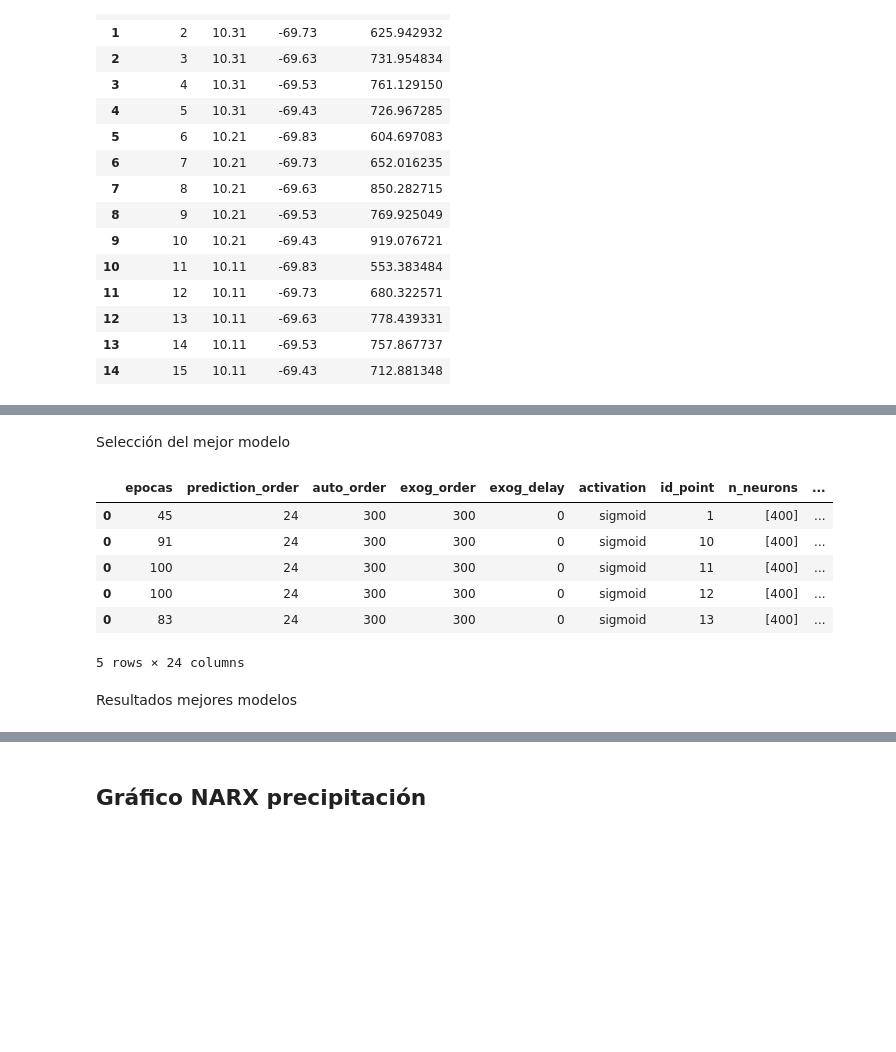
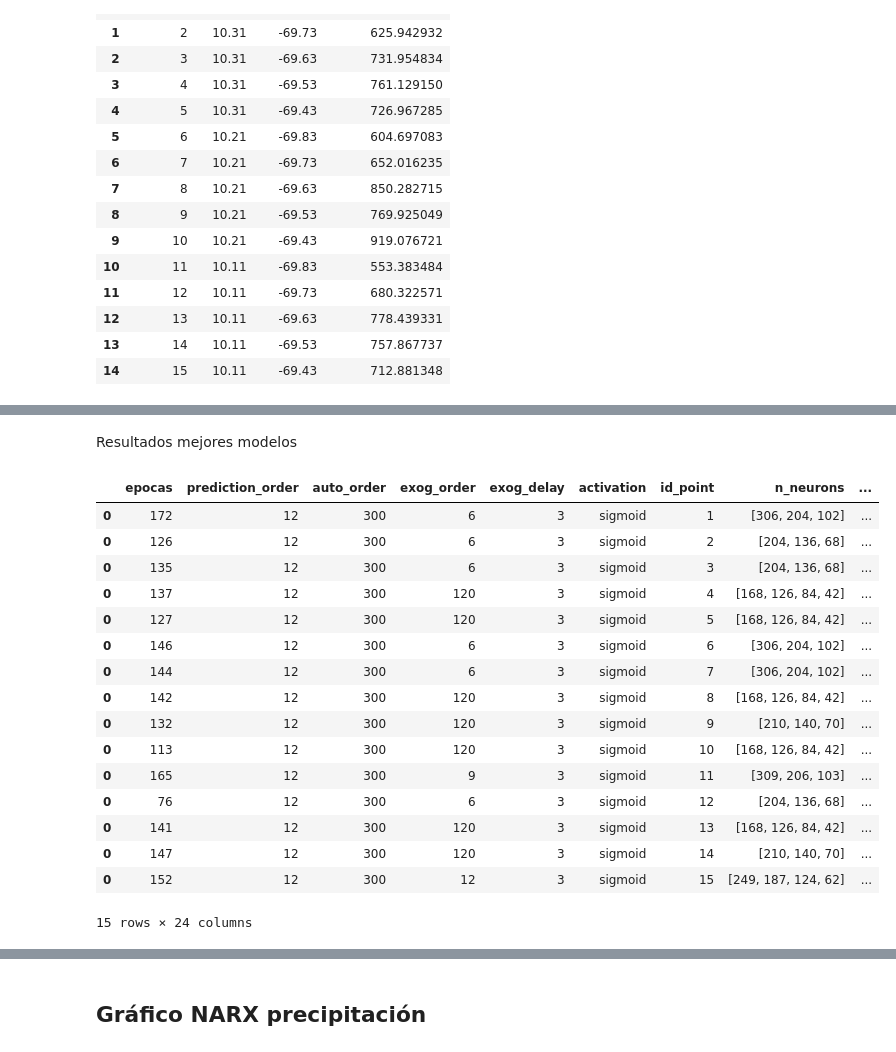
Before and after one commit to esglobe/seev-analytics, a Jupyter notebook: cerro_saroche/2_narx_precipitacion_analysis.ipynb, the cells around one changed output, grey strips where cells are left out. Drawn from its saved outputs; the diff is of its cells as text; code cells hidden in the pictures; blank space fills up the shorter version.

```diff
--- a/cerro_saroche/2_narx_precipitacion_analysis.ipynb
+++ b/cerro_saroche/2_narx_precipitacion_analysis.ipynb
@@ -109,25 +106,34 @@ pd_summary.head()
 5 rows × 24 columns
-# %% [markdown]
-Selección del mejor modelo
-# %%
-best_models = []
-
-for id in pd_summary.id_point.unique():
-
-    data_id = pd_summary.query(f"id_point=={id}")
-    min_id = data_id.validation_r.min()
-
-    best_models.append( data_id[data_id.validation_r==data_id.validation_r.max()] )
-
-pd_best_model = pd.concat(best_models)
-pd_best_model.head()
-# %% [output]
-|  | epocas | prediction_order | auto_order | exog_order | exog_delay | activation | id_point | n_neurons | ... |
-| 0 | 45 | 24 | 300 | 300 | 0 | sigmoid | 1 | [400] | ... |
-| 0 | 91 | 24 | 300 | 300 | 0 | sigmoid | 10 | [400] | ... |
-| 0 | 100 | 24 | 300 | 300 | 0 | sigmoid | 11 | [400] | ... |
-| 0 | 100 | 24 | 300 | 300 | 0 | sigmoid | 12 | [400] | ... |
-| 0 | 83 | 24 | 300 | 300 | 0 | sigmoid | 13 | [400] | ... |
-5 rows × 24 columns
 # %% [markdown]
 Resultados mejores modelos
+# %%
+list_confi = []
+
+for id in pd_summary.sort_values('id_point').id_point.unique():
+    # Configuracion
+    with open(f'{DIR}id_point_{id}/model_confi.pkl', 'rb') as f:
+        model_confi = pickle.load(f)
+
+    list_confi.append( pd.DataFrame(model_confi['metrics'],index=[0]) )
+
+resultados = pd.concat(list_confi)
+resultados.to_csv(f'./{park}/data/narx_precipitacion_metricas.csv',index=False)
+resultados.head(15)
+# %% [output]
+|  | epocas | prediction_order | auto_order | exog_order | exog_delay | activation | id_point | n_neurons | ... |
+| 0 | 172 | 12 | 300 | 6 | 3 | sigmoid | 1 | [306, 204, 102] | ... |
+| 0 | 126 | 12 | 300 | 6 | 3 | sigmoid | 2 | [204, 136, 68] | ... |
+| 0 | 135 | 12 | 300 | 6 | 3 | sigmoid | 3 | [204, 136, 68] | ... |
+| 0 | 137 | 12 | 300 | 120 | 3 | sigmoid | 4 | [168, 126, 84, 42] | ... |
+| 0 | 127 | 12 | 300 | 120 | 3 | sigmoid | 5 | [168, 126, 84, 42] | ... |
+| 0 | 146 | 12 | 300 | 6 | 3 | sigmoid | 6 | [306, 204, 102] | ... |
+| 0 | 144 | 12 | 300 | 6 | 3 | sigmoid | 7 | [306, 204, 102] | ... |
+| 0 | 142 | 12 | 300 | 120 | 3 | sigmoid | 8 | [168, 126, 84, 42] | ... |
+| 0 | 132 | 12 | 300 | 120 | 3 | sigmoid | 9 | [210, 140, 70] | ... |
+| 0 | 113 | 12 | 300 | 120 | 3 | sigmoid | 10 | [168, 126, 84, 42] | ... |
+| 0 | 165 | 12 | 300 | 9 | 3 | sigmoid | 11 | [309, 206, 103] | ... |
+| 0 | 76 | 12 | 300 | 6 | 3 | sigmoid | 12 | [204, 136, 68] | ... |
+| 0 | 141 | 12 | 300 | 120 | 3 | sigmoid | 13 | [168, 126, 84, 42] | ... |
+| 0 | 147 | 12 | 300 | 120 | 3 | sigmoid | 14 | [210, 140, 70] | ... |
+| 0 | 152 | 12 | 300 | 12 | 3 | sigmoid | 15 | [249, 187, 124, 62] | ... |
+15 rows × 24 columns
```
Also changed, not shown: parts of 7 cells of this notebook, 21 other files.
